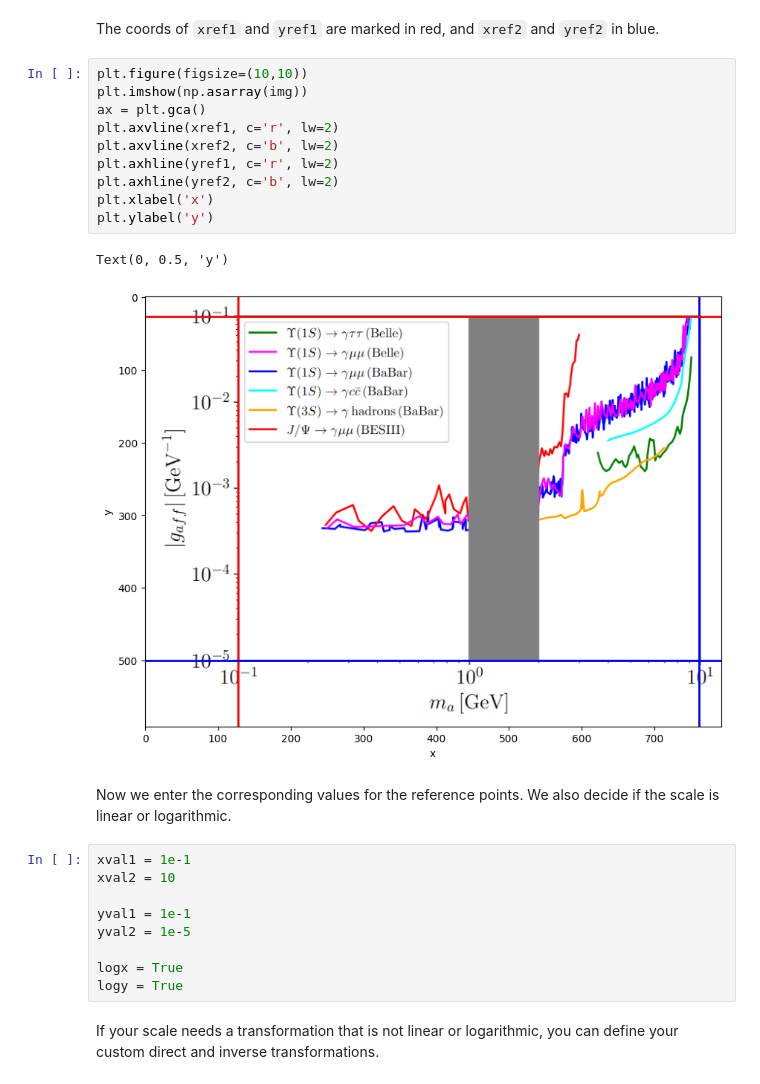
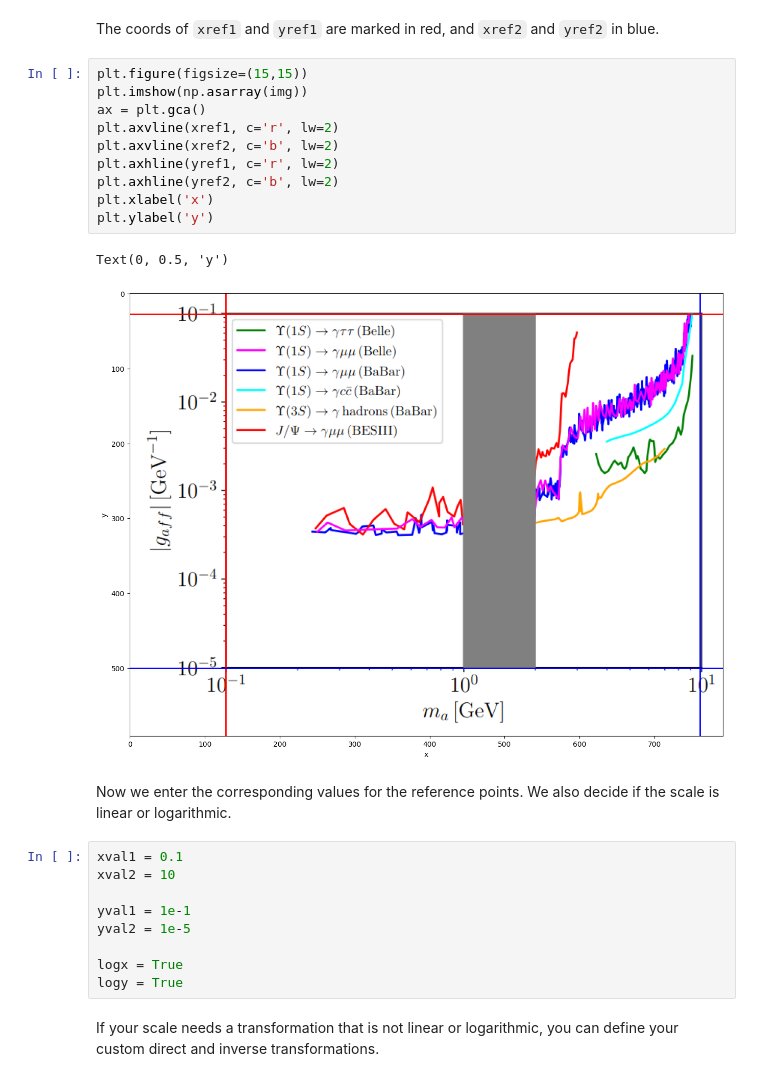
Before and after one commit to Jorge-Alda/digiplotter, a Jupyter notebook: digiplotter.ipynb, the cells around one changed output. Drawn from its saved outputs; the diff is of its cells as text.

```diff
--- a/digiplotter.ipynb
+++ b/digiplotter.ipynb
@@ -176,22 +255,22 @@ yref2 = 500
 # %% [markdown]
 The coords of `xref1` and `yref1` are marked in red, and `xref2` and `yref2` in blue.
 # %%
-plt.figure(figsize=(10,10))
+plt.figure(figsize=(15,15))
 plt.imshow(np.asarray(img))
 ax = plt.gca()
 plt.axvline(xref1, c='r', lw=2)
 plt.axvline(xref2, c='b', lw=2)
 plt.axhline(yref1, c='r', lw=2)
 plt.axhline(yref2, c='b', lw=2)
 plt.xlabel('x')
 plt.ylabel('y')
 # %% [output]
 Text(0, 0.5, 'y')
-[figure, old version]
+[figure, new version]
 # %% [markdown]
 Now we enter the corresponding values for the reference points. We also decide if the scale is linear or logarithmic.
 # %%
-xval1 = 1e-1
+xval1 = 0.1
 xval2 = 10
 
 yval1 = 1e-1
```
Also changed, not shown: parts of 9 cells of this notebook, 1 other file.
